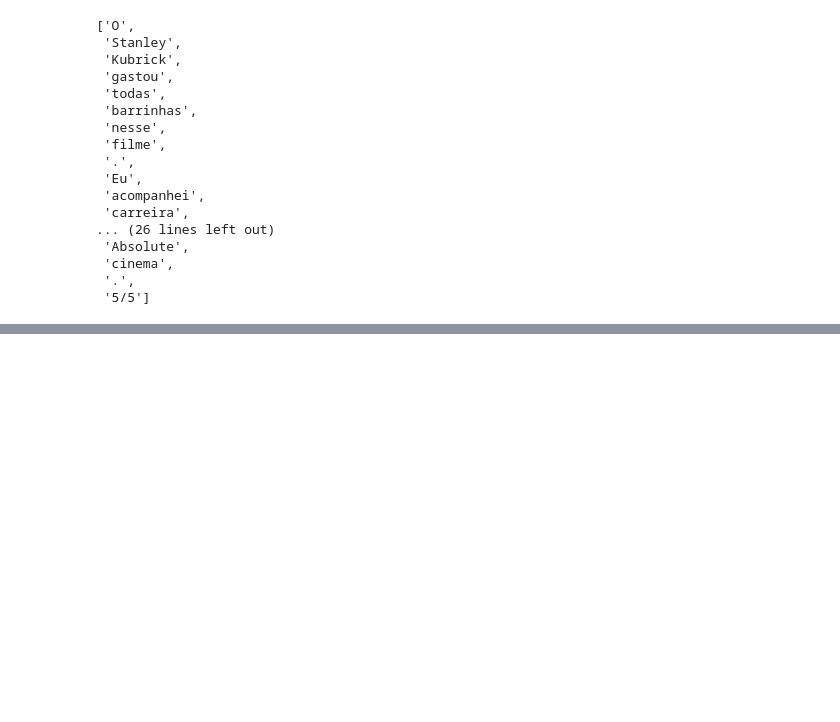
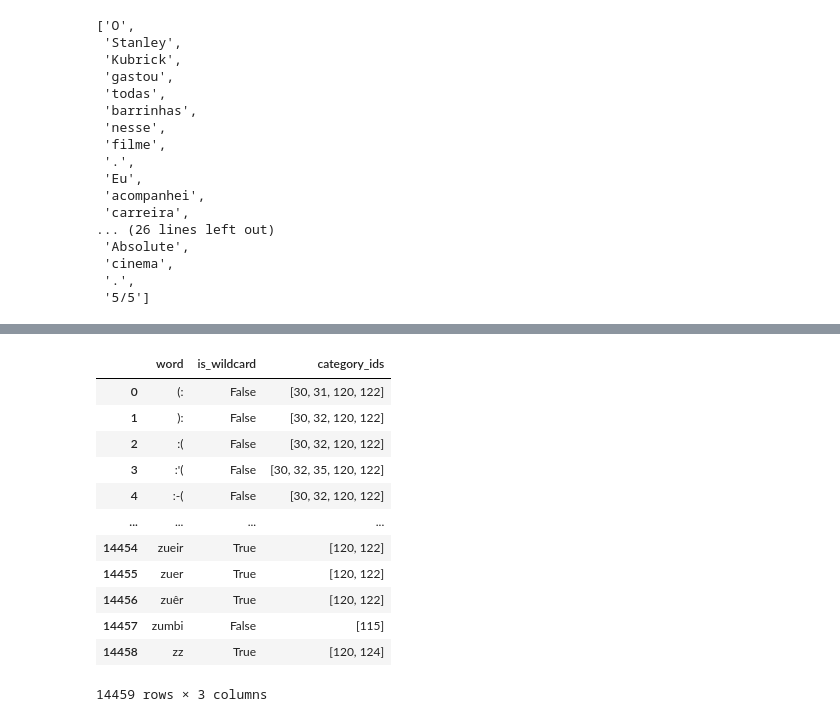
Before and after one commit to joaocarvoli/nlp-symbolic-solution, a Jupyter notebook: symbolic/src/symbolic/notebooks/exploring.ipynb, the cells around one changed output, grey strips where cells are left out. Saved outputs shown, nothing was run; the diff lists cells and outputs as text; code cells hidden in the pictures; blank space fills up the shorter version.

Commit message:
feat: presenting dictionary on notebook

```diff
--- a/symbolic/src/symbolic/notebooks/exploring.ipynb
+++ b/symbolic/src/symbolic/notebooks/exploring.ipynb
@@ -172,0 +175,10 @@ The size of the comment without stop words is 42
+# %%
+from symbolic.helpers.read_dict import read_dic_file
+
+categories, entries  = read_dic_file("../../../dictionary/LIWC2015_pt2-sem-pulo-linhas.dic")
+
+category_df = pd.DataFrame([
+    {"category_id": cat.id, "category_name": cat.name}
+    for cat in categories.values()
+])
+category_df
@@ -172,0 +199,25 @@ The size of the comment without stop words is 42
+# %%
+entry_df = pd.DataFrame([
+    {
+        "word": entry.word,
+        "is_wildcard": entry.is_wildcard,
+        "category_ids": entry.category_ids
+    }
+    for entry in entries
+])
+
+entry_df
+# %% [output]
+|  | word | is_wildcard | category_ids |
+| 0 | (: | False | [30, 31, 120, 122] |
+| 1 | ): | False | [30, 32, 120, 122] |
+| 2 | :( | False | [30, 32, 120, 122] |
+| 3 | :'( | False | [30, 32, 35, 120, 122] |
+| 4 | :-( | False | [30, 32, 120, 122] |
+| ... | ... | ... | ... |
+| 14454 | zueir | True | [120, 122] |
+| 14455 | zuer | True | [120, 122] |
+| 14456 | zuêr | True | [120, 122] |
+| 14457 | zumbi | False | [115] |
+| 14458 | zz | True | [120, 124] |
+14459 rows × 3 columns
```
Also changed, not shown: parts of 6 cells of this notebook.
